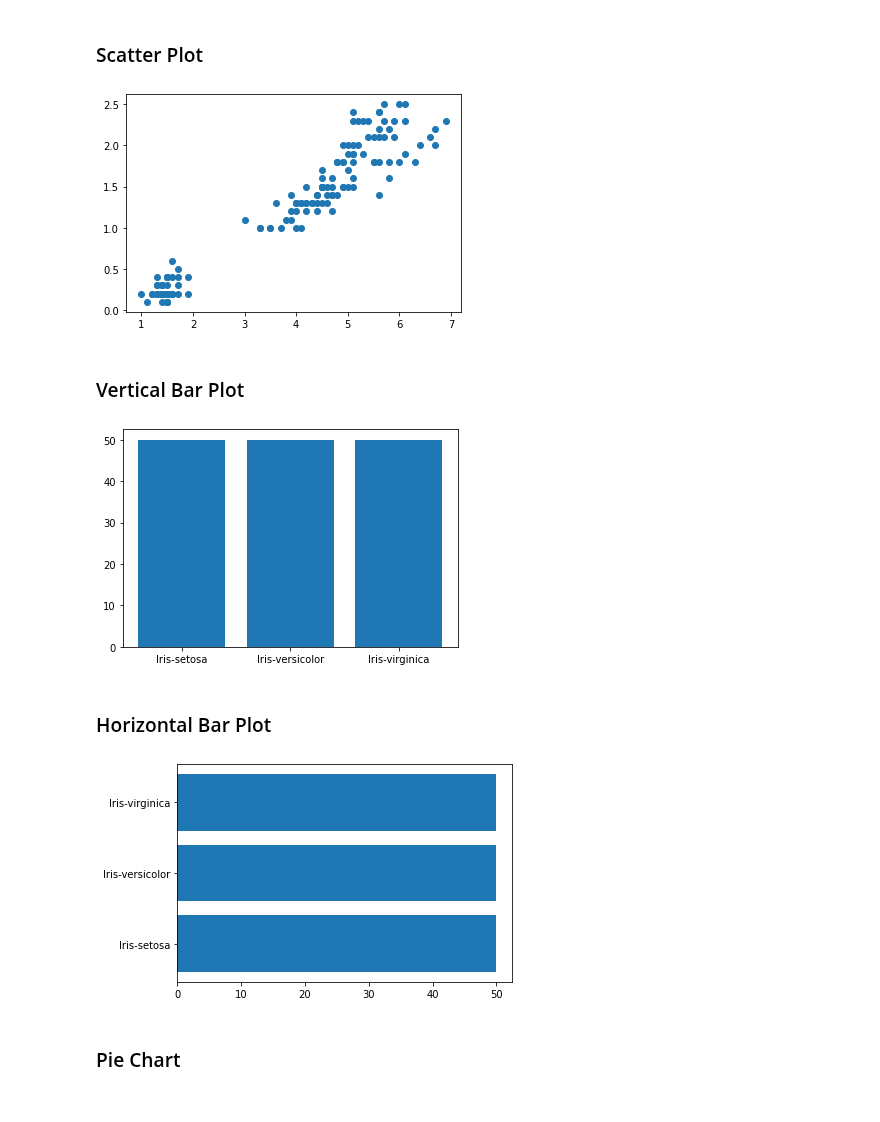
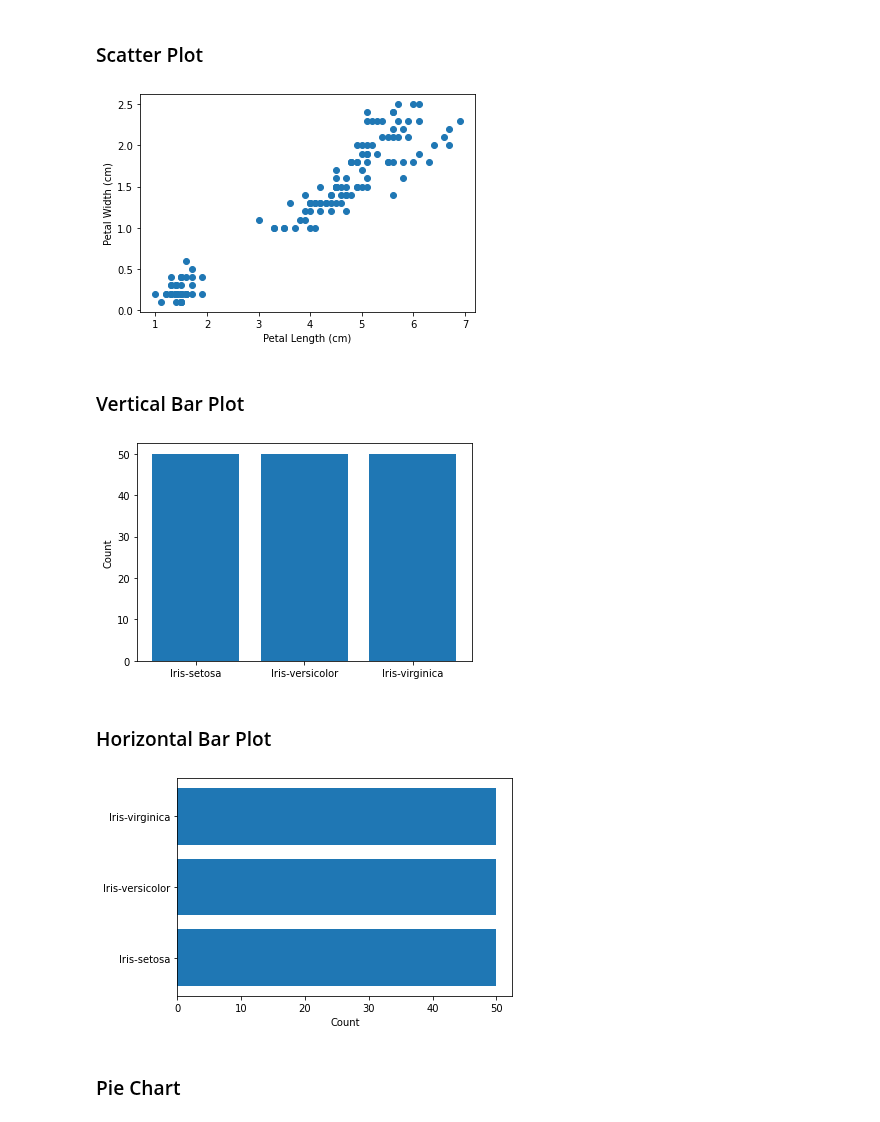
Before and after one commit to adhang/data-science-digital-skola, a Jupyter notebook: 15. Intermediate Visualization/Homework - Intermediate Visualization.ipynb, the cells around one changed output. Saved outputs shown, nothing was run; the diff lists cells and outputs as text; code cells hidden in the pictures.

```diff
--- a/15. Intermediate Visualization/Homework - Intermediate Visualization.ipynb
+++ b/15. Intermediate Visualization/Homework - Intermediate Visualization.ipynb
@@ -202,28 +253,40 @@ array(['Iris-setosa', 'Iris-versicolor', 'Iris-virginica'], dtype=object)
 petal_len = data['PetalLengthCm']
 petal_wd = data['PetalWidthCm']
 
-plt.scatter(x=petal_len, y=petal_wd)
+fig, ax = plt.subplots()
+
+ax.scatter(x=petal_len, y=petal_wd)
+ax.set_xlabel('Petal Length (cm)')
+ax.set_ylabel('Petal Width (cm)')
+
 plt.show()
 # %% [output]
-[figure, old version]
+[figure, new version]
 # %% [markdown]
 ### Vertical Bar Plot
 # %%
 species_count = data['Species'].value_counts()
 
-plt.bar(x=species_count.index, height=species_count)
+fig, ax = plt.subplots()
+
+ax.bar(x=species_count.index, height=species_count)
+ax.set_ylabel('Count')
+
 plt.show()
 # %% [output]
-[figure, old version]
+[figure, new version]
 # %% [markdown]
 ### Horizontal Bar Plot
 # %%
 species_count = data['Species'].value_counts()
 
-plt.barh(y=species_count.index, width=species_count)
+fig, ax = plt.subplots()
+
+ax.barh(y=species_count.index, width=species_count)
+ax.set_xlabel('Count')
 plt.show()
 # %% [output]
-[figure, old version]
+[figure, new version]
 # %% [markdown]
 ### Pie Chart
 # %%
```
Also changed, not shown: parts of 25 cells of this notebook.
